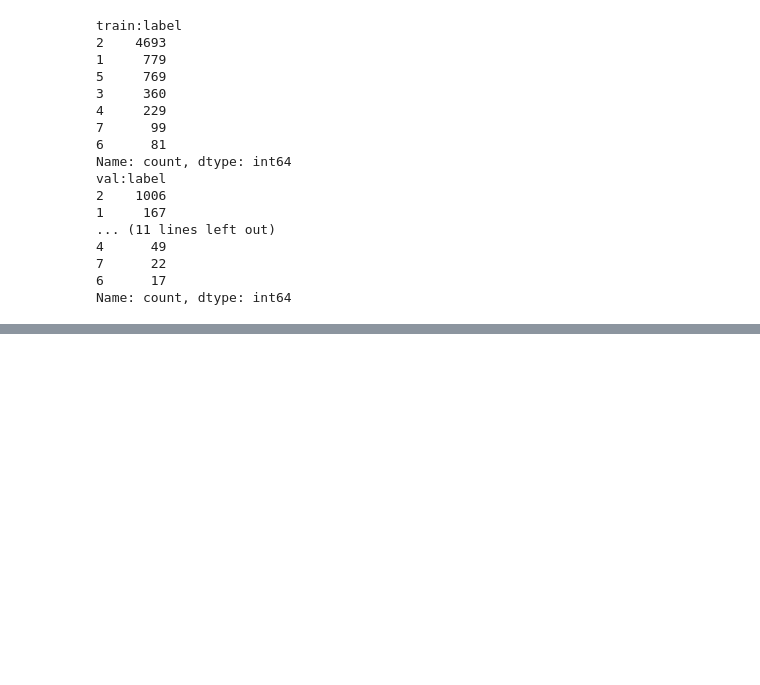
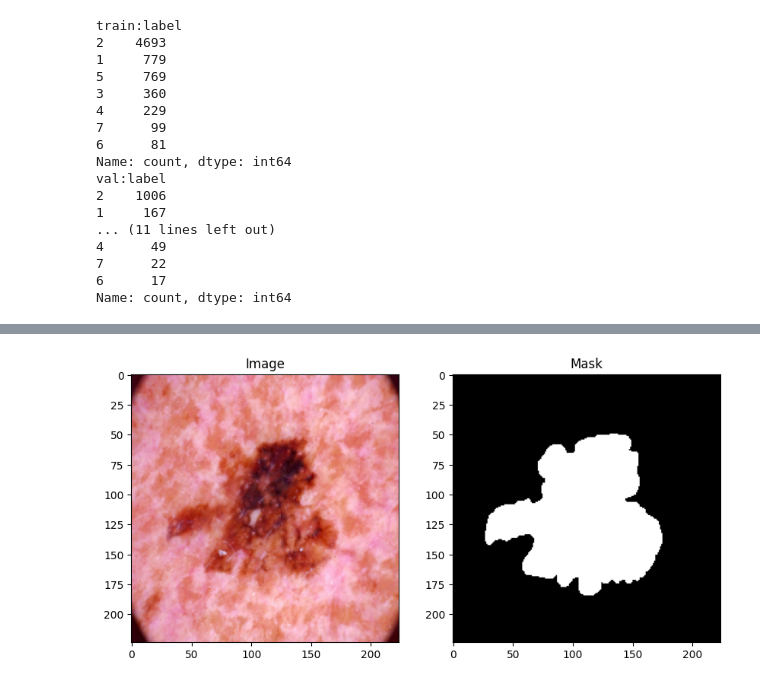
Before and after one commit to Asmaa-Ghanem/skin-cancer-classification-segmentation, a Jupyter notebook: skin_cancer_classification.ipynb, the cells around one changed output, grey strips where cells are left out. Saved outputs shown, nothing was run; the diff lists cells and outputs as text; code cells hidden in the pictures; blank space fills up the shorter version.

```diff
--- a/skin_cancer_classification.ipynb
+++ b/skin_cancer_classification.ipynb
@@ -149,12 +202,14 @@ for img_fname, label in zip(x_test, y_test):
 # %%
-#preprocessing for train dataset
-class preprocessing_train_ds(Dataset):
+# for validation and test
+class preprocessing_dataset(Dataset):
   def __init__(self,img_folder,mask_folder, size=(224,224)):
     self.img_folder = img_folder
     self.mask_folder = mask_folder
     self.size = size
-    self.images = glob.glob(os.path.join(img_folder, "**", "*.*"), recursive=True)
-    self.masks = glob.glob(os.path.join(mask_folder, "**", "*.*"), recursive=True)
+    self.images = glob.glob(os.path.join(img_folder, "**", "*.*"), recursive=False)
+    self.masks = glob.glob(os.path.join(mask_folder, "**", "*.*"), recursive=False)
+    self.images.sort(key=lambda x: os.path.relpath(x, img_folder))
+    self.masks.sort(key=lambda x: os.path.relpath(x, mask_folder))
 
   def __len__(self):
     return len(self.images)
@@ -168,20 +223,7 @@ class preprocessing_train_ds(Dataset):
     img = img.resize(self.size)
     mask = mask.resize(self.size)
 
-    jitter_transform = transforms.ColorJitter(brightness=0.1, contrast=0.4, saturation=0.1, hue=0.1)
-    img = jitter_transform(img)
-
-    if np.random.random() > 0.5:
-      img = transforms.RandomHorizontalFlip(p=1)(img)
-      mask = transforms.RandomHorizontalFlip(p=1)(mask)
-
-    if np.random.random() > 0.5:
-      img = transforms.RandomVerticalFlip(p=1)(img)
-      mask = transforms.RandomVerticalFlip(p=1)(mask)
-
-
     img = transforms.ToTensor()(img)
     mask = transforms.ToTensor()(mask)
-    label
 
     return img, mask
@@ -227,3 +244,19 @@ print(label)
+# %%
+img, mask = train_dataset[0]
+
+plt.figure(figsize=(10, 5))
+plt.subplot(1, 2, 1)
+# For image: permute channels and clip values
+plt.imshow(np.clip(img.permute(1, 2, 0).numpy(), 0, 1))
+plt.title("Image")
+
+plt.subplot(1, 2, 2)
+# For mask: squeeze single channel and show in grayscale
+plt.imshow(mask.squeeze().numpy(), cmap='gray', vmin=0, vmax=1)
+plt.title("Mask")
+plt.show()
+# %% [output]
+[figure, added]
 # %%
 # few pics to display preprocessing
 
```
Also changed, not shown: parts of 4 cells of this notebook.
